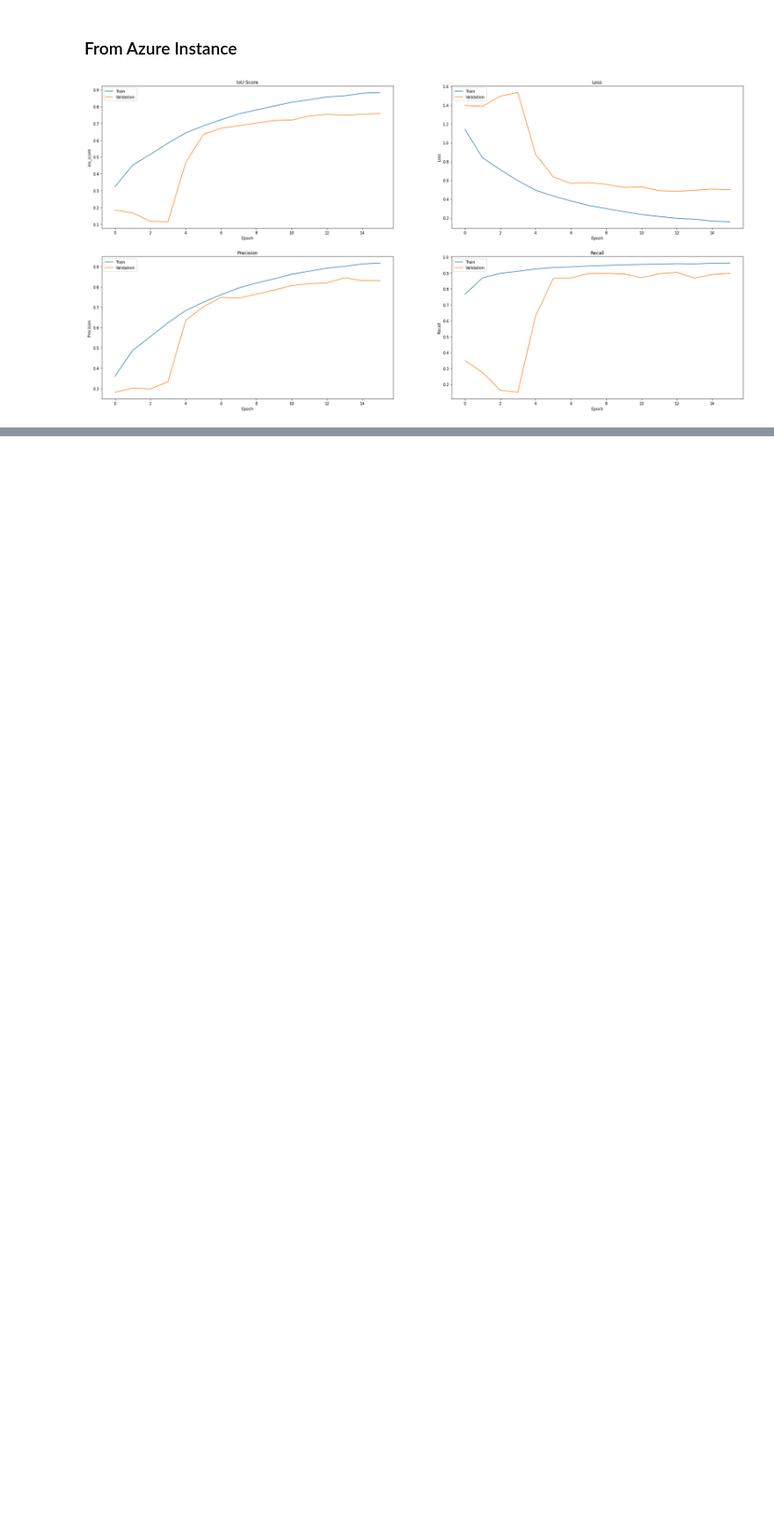
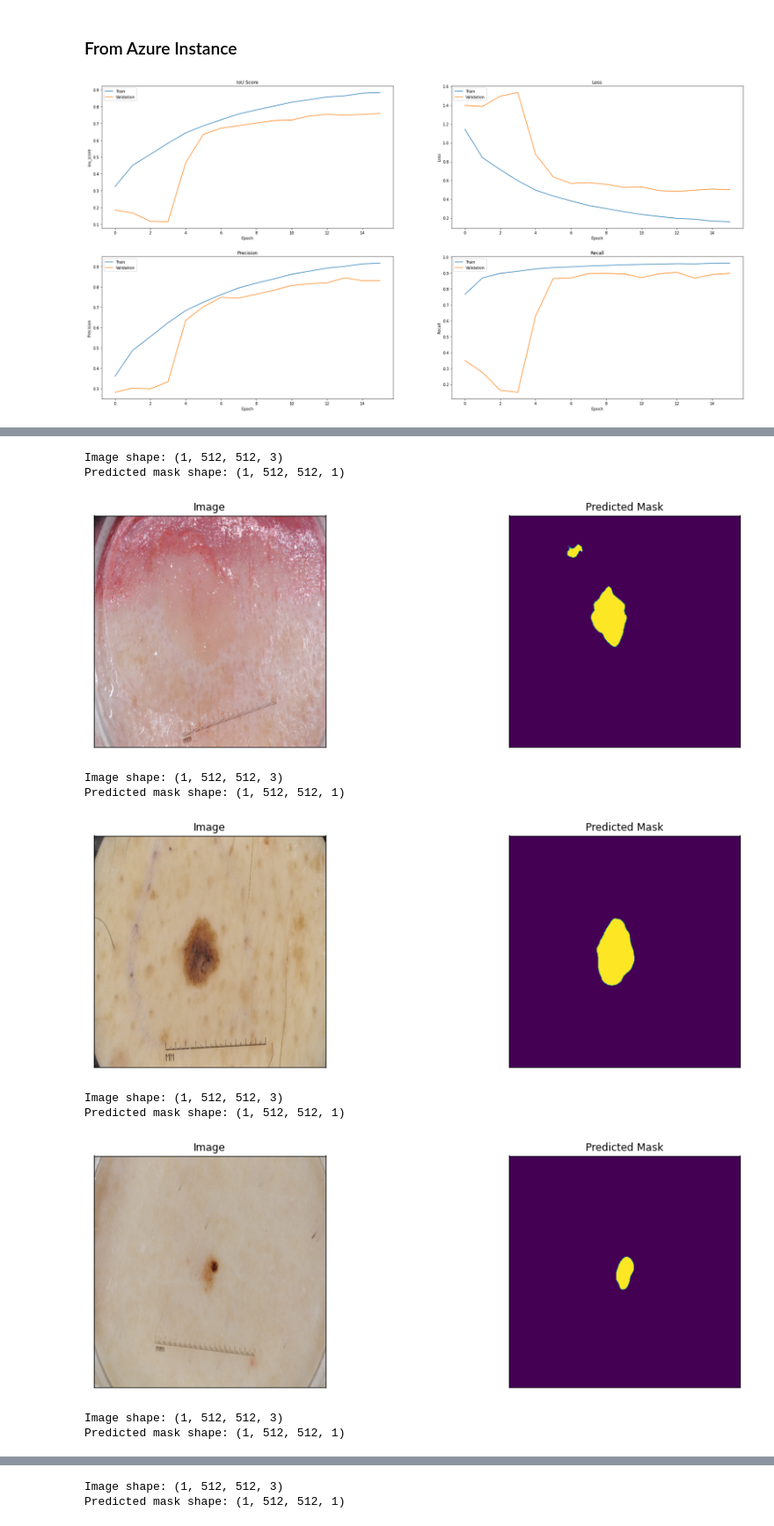
Before and after one commit to jhabr/xcs229ii_final_project, a Jupyter notebook: code/notebooks/baseline.ipynb, the cells around one changed output, grey strips where cells are left out. Shown at 88% size. Cells and saved outputs as stored; diff of their text form; code cells hidden in the pictures; blank space fills up the shorter version.

```diff
--- a/code/notebooks/baseline.ipynb
+++ b/code/notebooks/baseline.ipynb
@@ -172,0 +230,18 @@ for index, train_image in enumerate(simple_data_loader.get_images()):
+# %%
+from constants import TEST_DIR
+
+train_images, _ = load_images(TEST_DIR, load_masks=True)
+# %%
+plot_images_masks(azure_model, train_images)
+# %% [output]
+Image shape: (1, 512, 512, 3)
+Predicted mask shape: (1, 512, 512, 1)
+[figure, added]
+Image shape: (1, 512, 512, 3)
+Predicted mask shape: (1, 512, 512, 1)
+[figure, added]
+Image shape: (1, 512, 512, 3)
+Predicted mask shape: (1, 512, 512, 1)
+[figure, added]
+Image shape: (1, 512, 512, 3)
+Predicted mask shape: (1, 512, 512, 1)
@@ -172,0 +249,2 @@ for index, train_image in enumerate(simple_data_loader.get_images()):
+Image shape: (1, 512, 512, 3)
+Predicted mask shape: (1, 512, 512, 1)
```
Also changed, not shown: parts of 18 cells of this notebook.
